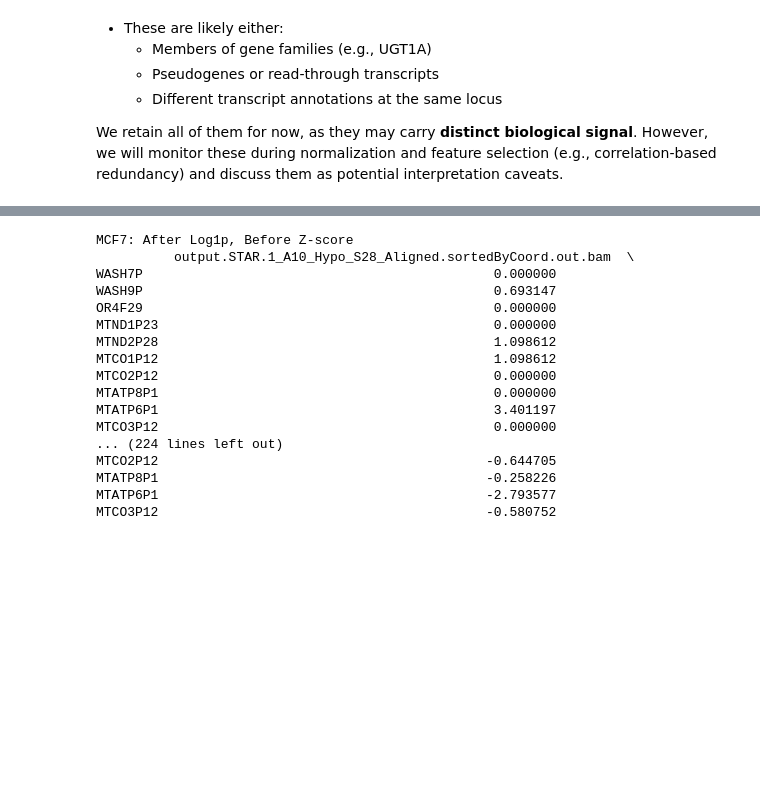
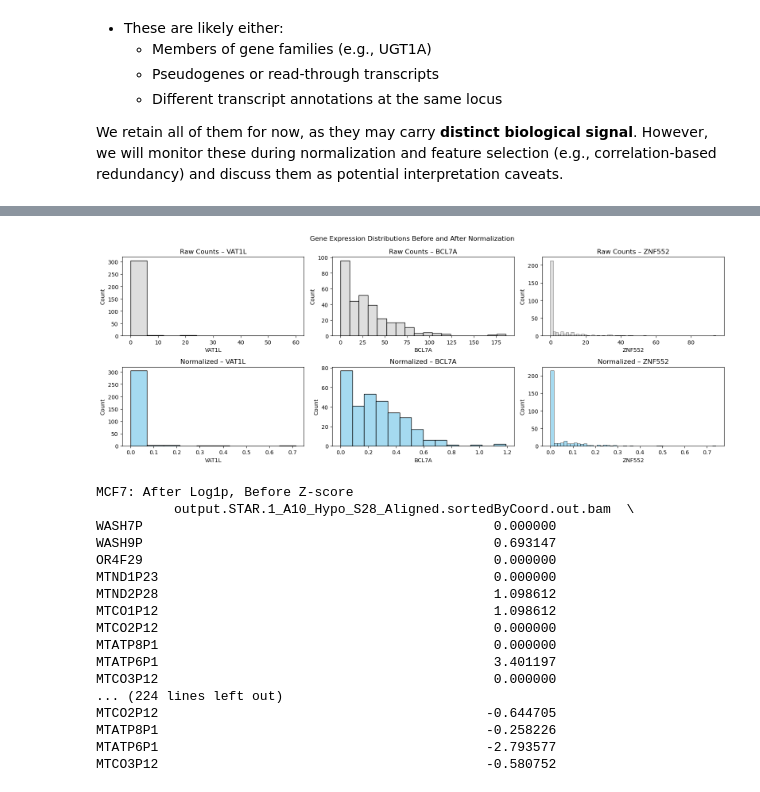
Before and after one commit to katiarusso/breast-cancer-ml-classification, a Jupyter notebook: Notebooks/Main.ipynb, the cells around one changed output, grey strips where cells are left out. Cells and saved outputs as stored; diff of their text form; code cells hidden in the pictures; blank space fills up the shorter version.

```diff
--- a/Notebooks/Main.ipynb
+++ b/Notebooks/Main.ipynb
@@ -759,0 +773,12 @@ We retain all of them for now, as they may carry **distinct biological signal**.
+# %%
+# Work on the filtered dataset
+df = dfs_mcf_filtered.copy()  # or dfs_hcc_filtered
+
+# Compute total counts per cell
+library_sizes = df.sum(axis=0)
+
+# Normalize each cell to sum to 10,000
+df_normalized = df.div(library_sizes) * 1e4
+
+print("✅ Normalization complete.")
+print(f"After normalization, total counts per cell (first 5):\n{df_normalized.sum(axis=0).head()}")
@@ -760,3 +794,19 @@ We retain all of them for now, as they may carry **distinct biological signal**.
+# %%
+# Select a few random genes to compare distributions
+sample_genes = df.sample(n=3, random_state=42).index
+
+fig, axs = plt.subplots(2, 3, figsize=(16, 6))
+for i, gene in enumerate(sample_genes):
+    sns.histplot(df.loc[gene], ax=axs[0, i], color="lightgrey")
+    axs[0, i].set_title(f"Raw Counts – {gene}")
+    sns.histplot(df_normalized.loc[gene], ax=axs[1, i], color="skyblue")
+    axs[1, i].set_title(f"Normalized – {gene}")
+
+plt.suptitle("Gene Expression Distributions Before and After Normalization")
+plt.tight_layout()
+plt.show()
+# %% [output]
+[figure, added]
 # %%
 # Log1p Transform
 dfs_mcf_log = np.log1p(dfs_mcf_f1)
```
Also changed, not shown: parts of 21 cells of this notebook.
